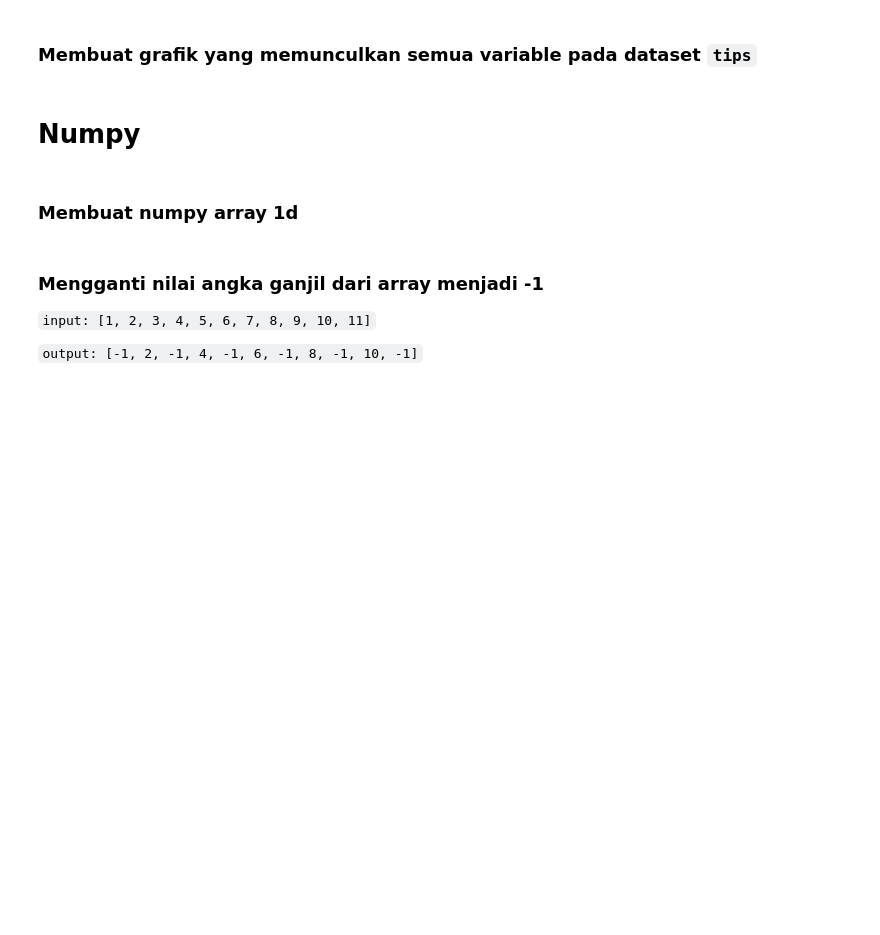
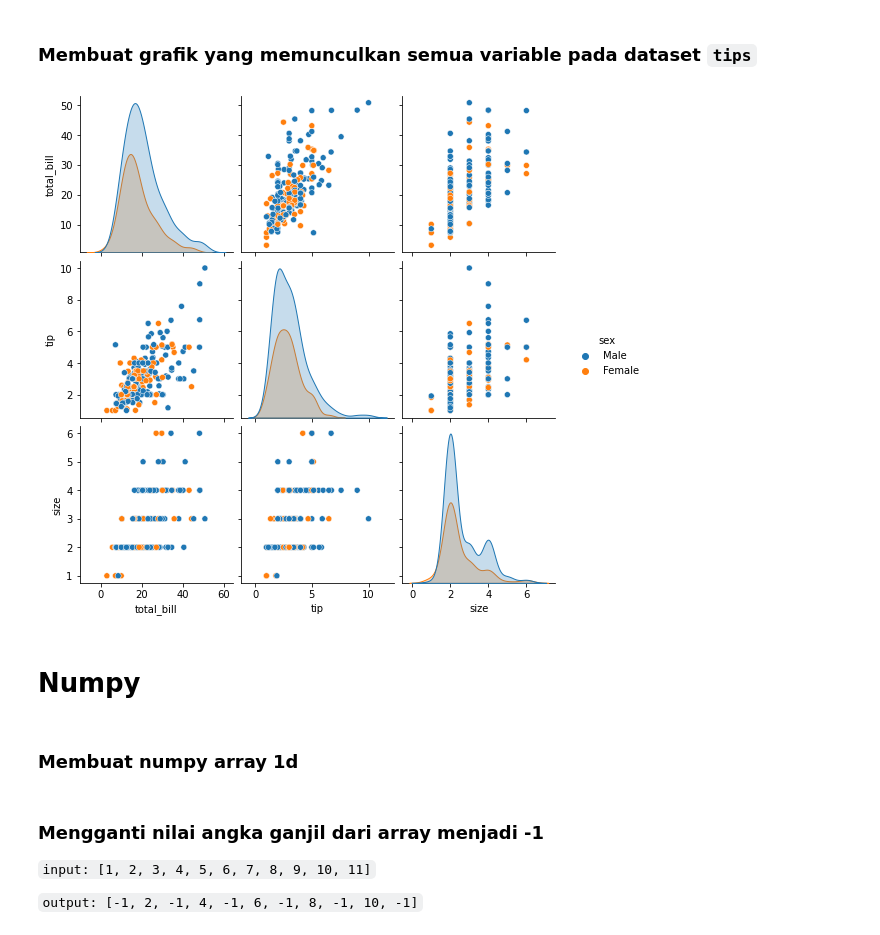
Before and after one commit to ardhptr21/pynapple2021, a Jupyter notebook: Tugas Tahap 1/tugas3.ipynb, the cells around one changed output. Saved outputs shown, nothing was run; the diff lists cells and outputs as text; code cells hidden in the pictures; blank space fills up the shorter version.

```diff
--- a/Tugas Tahap 1/tugas3.ipynb
+++ b/Tugas Tahap 1/tugas3.ipynb
@@ -55,3 +62,7 @@ tips.head()
+# %%
+_ = sns.pairplot(data=tips, hue='sex')
+# %% [output]
+[figure, added]
 # %% [markdown]
 # Numpy
 # %%
```
Also changed, not shown: parts of 5 cells of this notebook.
